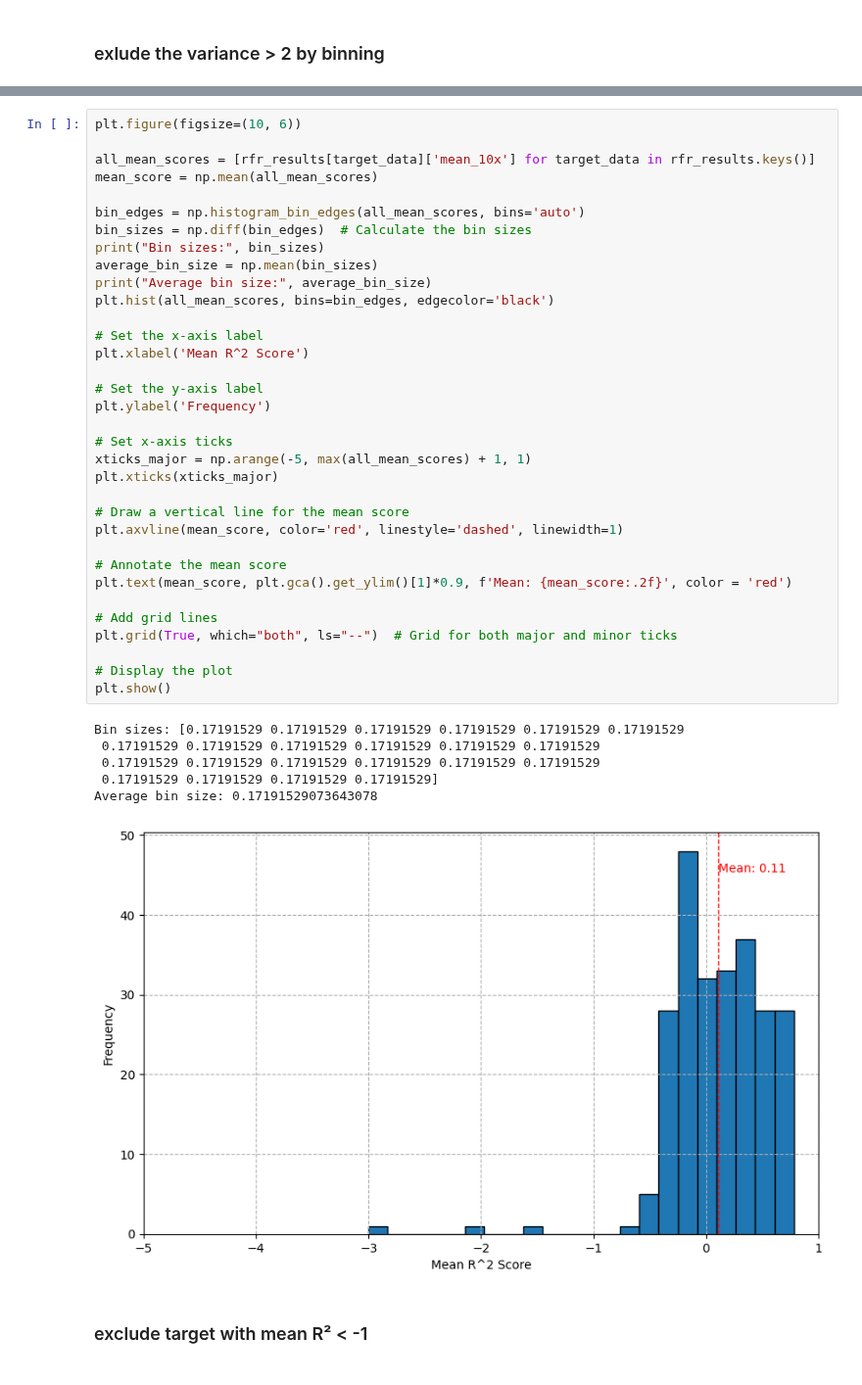
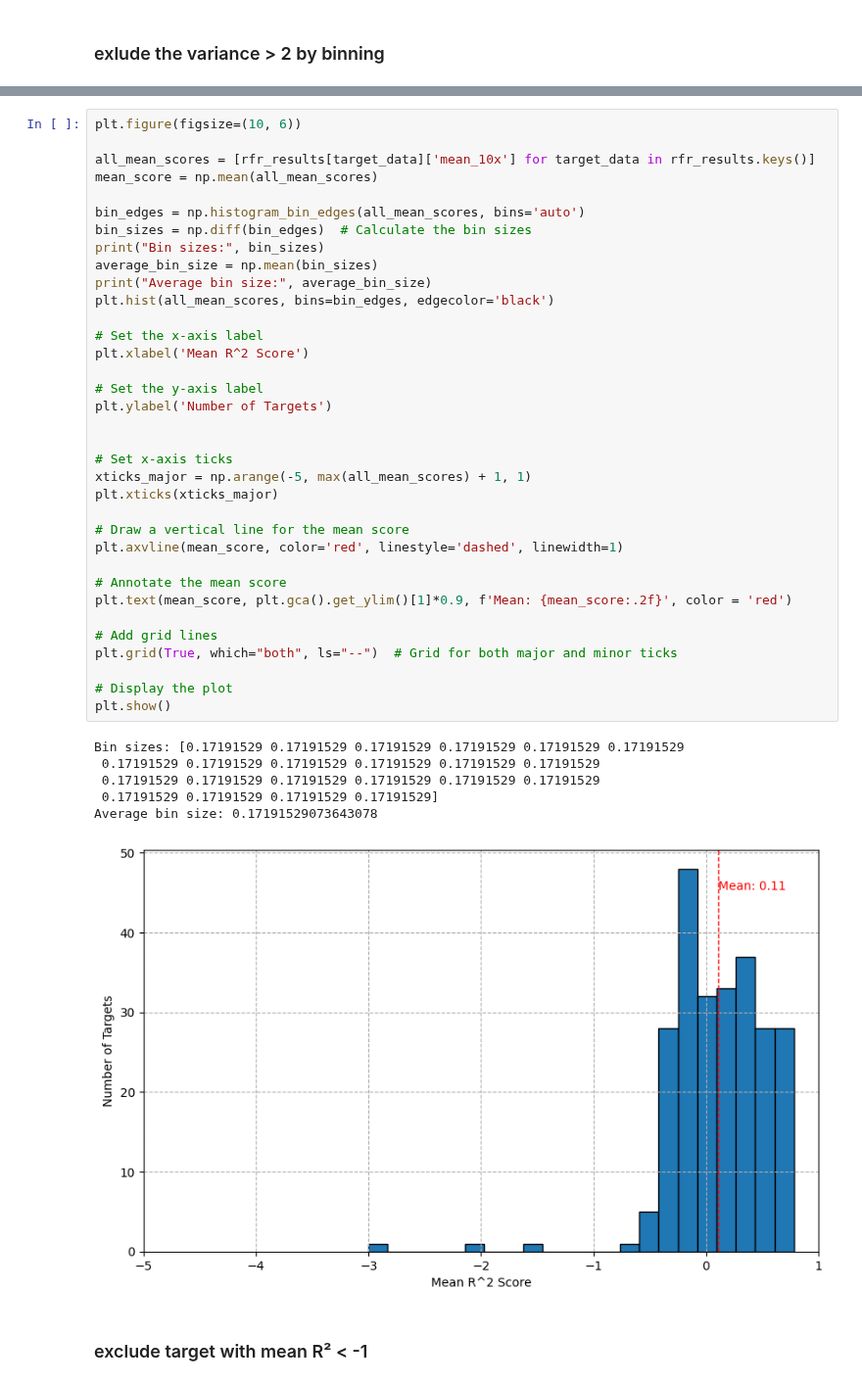
Before and after one commit to Yawkward/x.elegans, a Jupyter notebook: newfeaturespace/newfeat_10xKfold_rfr.ipynb, the cells around one changed output, grey strips where cells are left out. Shown at 98% size. Saved outputs shown, nothing was run; the diff lists cells and outputs as text.

```diff
--- a/newfeaturespace/newfeat_10xKfold_rfr.ipynb
+++ b/newfeaturespace/newfeat_10xKfold_rfr.ipynb
@@ -522,35 +522,36 @@ print("Bin sizes:", bin_sizes)
 average_bin_size = np.mean(bin_sizes)
 print("Average bin size:", average_bin_size)
 plt.hist(all_mean_scores, bins=bin_edges, edgecolor='black')
 
 # Set the x-axis label
 plt.xlabel('Mean R^2 Score')
 
 # Set the y-axis label
-plt.ylabel('Frequency')
+plt.ylabel('Number of Targets')
+
 
 # Set x-axis ticks
 xticks_major = np.arange(-5, max(all_mean_scores) + 1, 1)
 plt.xticks(xticks_major)
 
 # Draw a vertical line for the mean score
 plt.axvline(mean_score, color='red', linestyle='dashed', linewidth=1)
 
 # Annotate the mean score
 plt.text(mean_score, plt.gca().get_ylim()[1]*0.9, f'Mean: {mean_score:.2f}', color = 'red')
 
 # Add grid lines
 plt.grid(True, which="both", ls="--")  # Grid for both major and minor ticks
 
 # Display the plot
 plt.show()
 # %% [output]
 Bin sizes: [0.17191529 0.17191529 0.17191529 0.17191529 0.17191529 0.17191529
  0.17191529 0.17191529 0.17191529 0.17191529 0.17191529 0.17191529
  0.17191529 0.17191529 0.17191529 0.17191529 0.17191529 0.17191529
  0.17191529 0.17191529 0.17191529 0.17191529]
 Average bin size: 0.17191529073643078
-[figure, old version]
+[figure, new version]
 # %% [markdown]
 ### exclude target with mean R² < -1
 # %%
```
Also changed, not shown: parts of 3 cells of this notebook, 1 other file.
